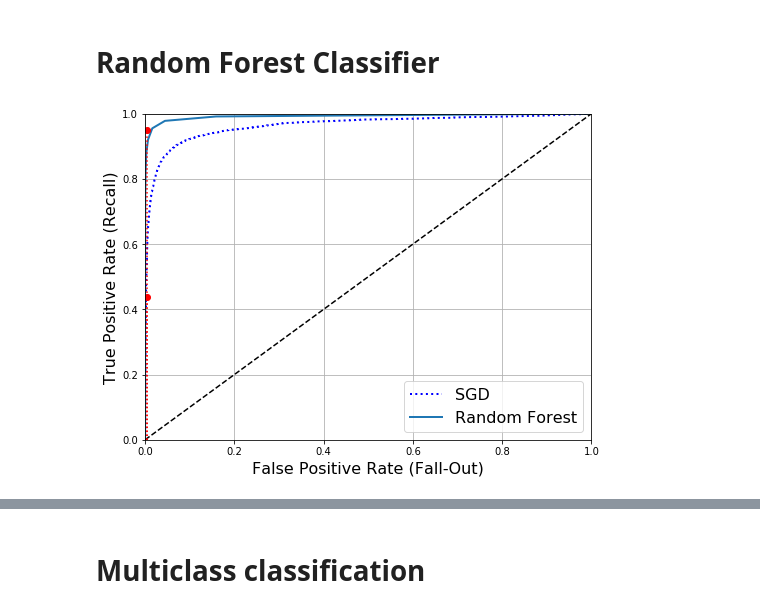
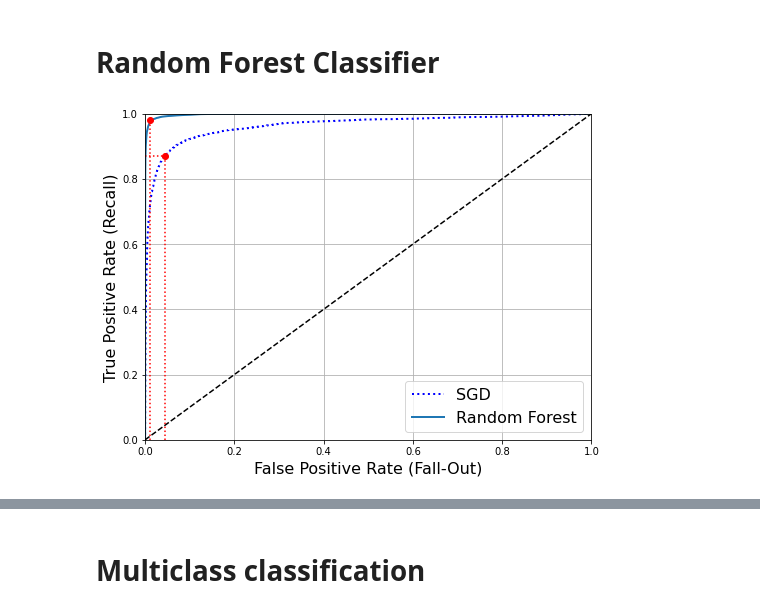
Before and after one commit to mauroyone/Hands-on-ML, a Jupyter notebook: Classification with MNIST.ipynb, the cells around one changed output, grey strips where cells are left out. Cells and saved outputs as stored; diff of their text form; code cells hidden in the pictures.

```diff
--- a/Classification with MNIST.ipynb
+++ b/Classification with MNIST.ipynb
@@ -248,10 +241,13 @@ def plot_roc_curve(fpr, tpr, label=None):
     plt.ylabel('True Positive Rate (Recall)', fontsize=16)
     plt.grid(True)
 
+fpr_90 = fpr[np.argmax(tpr >= 0.87)]
+tpr_90 = tpr[np.argmax(tpr >= 0.87)]
+
 plt.figure(figsize=(8, 6))
 plot_roc_curve(fpr, tpr)
-plt.plot([4.837e-3, 4.837e-3], [0., 0.4368], "r:")
-plt.plot([0.0, 4.837e-3], [0.4368, 0.4368], "r:")
-plt.plot([4.837e-3], [0.4368], "ro")
+plt.plot([fpr_90, fpr_90], [0.0, tpr_90], "r:")
+plt.plot([0.0, fpr_90], [tpr_90, tpr_90], "r:")
+plt.plot([fpr_90], [tpr_90], "ro")
 plt.show()
 # %% [output]
@@ -291,17 +287,20 @@ fpr_forest, tpr_forest, thresholds_forest = roc_curve(y_train_5,y_scores_forest)
 # %%
 plt.figure(figsize=(8, 6))
 plt.plot(fpr, tpr, "b:", linewidth=2, label="SGD")
 plot_roc_curve(fpr_forest, tpr_forest, "Random Forest")
-plt.plot([4.837e-3, 4.837e-3], [0., 0.4368], "r:")
-plt.plot([0.0, 4.837e-3], [0.4368, 0.4368], "r:")
-plt.plot([4.837e-3], [0.4368], "ro")
-plt.plot([4.837e-3, 4.837e-3], [0., 0.9487], "r:")
-plt.plot([4.837e-3], [0.9487], "ro")
+
+plt.plot([fpr_90, fpr_90], [0.0, tpr_90], "r:")
+plt.plot([0.0, fpr_90], [tpr_90, tpr_90], "r:")
+plt.plot([fpr_90], [tpr_90], "ro")
+
+plt.plot([1e-2, 1e-2], [0., 0.98], "r:")
+plt.plot([1e-2], [0.98], "ro")
 plt.grid(True)
+
 plt.legend(loc="lower right", fontsize=16)
 plt.show()
 # %% [output]
-[figure, old version]
+[figure, new version]
 # %%
 print(roc_auc_score(y_train_5, y_scores_forest))
 
```
Also changed, not shown: parts of 20 cells of this notebook, 1 other file.
